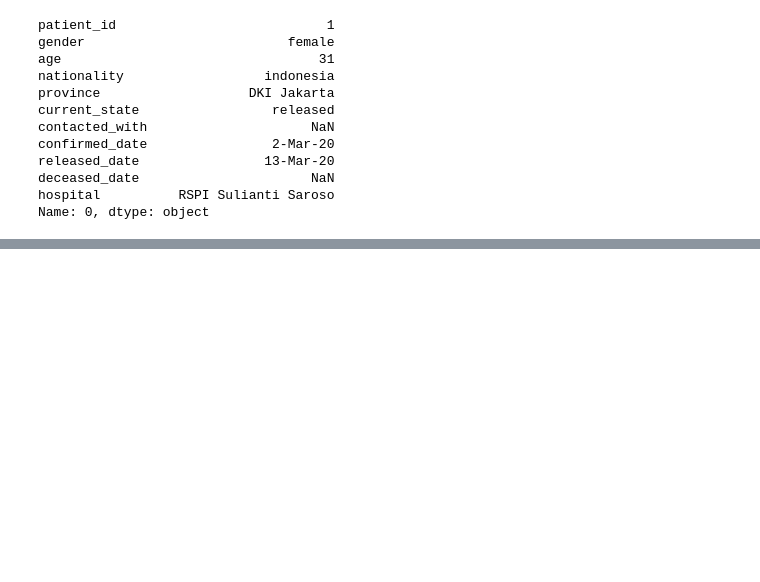
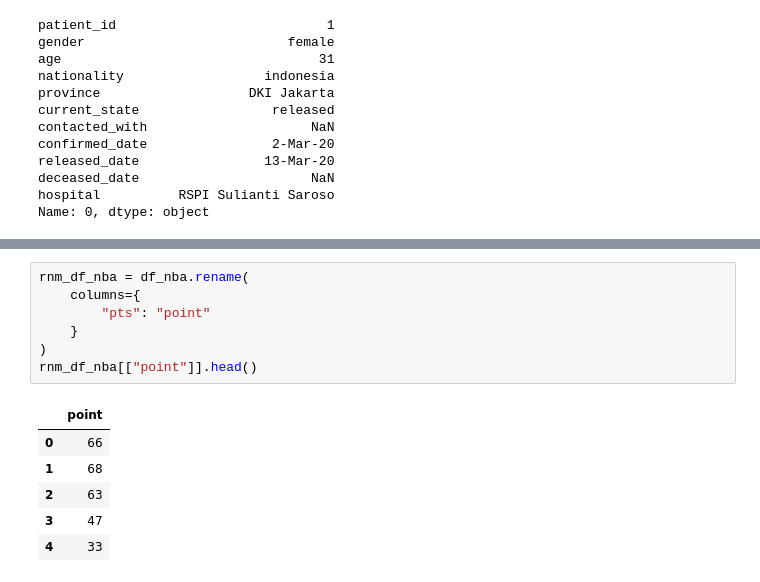
Before and after one commit to averryset/H8_Python_for_Data_Science, a Jupyter notebook: DAY5_Pandas.ipynb, the cells around one changed output, grey strips where cells are left out. Saved outputs shown, nothing was run; the diff lists cells and outputs as text; blank space fills up the shorter version.

```diff
--- a/DAY5_Pandas.ipynb
+++ b/DAY5_Pandas.ipynb
@@ -251,0 +277,14 @@ Name: 0, dtype: object
+# %%
+rnm_df_nba = df_nba.rename(
+    columns={
+        "pts": "point"
+    }
+)
+rnm_df_nba[["point"]].head()
+# %% [output]
+|  | point |
+| 0 | 66 |
+| 1 | 68 |
+| 2 | 63 |
+| 3 | 47 |
+| 4 | 33 |
```
Also changed, not shown: parts of 6 cells of this notebook, 9 other files.
